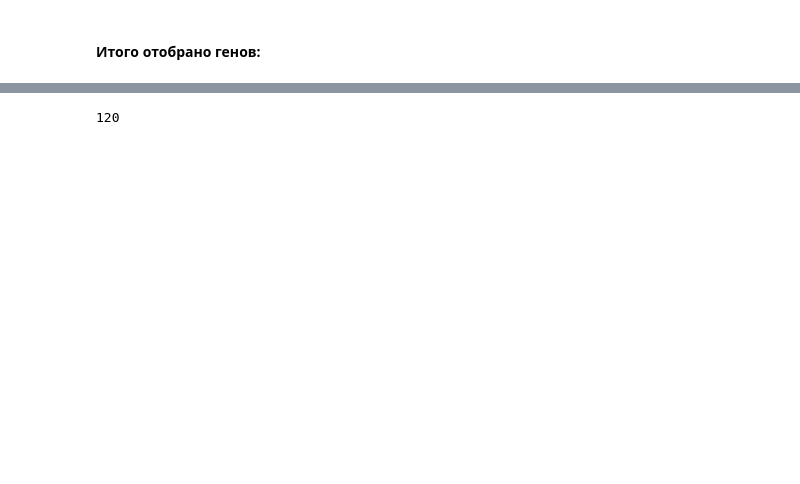
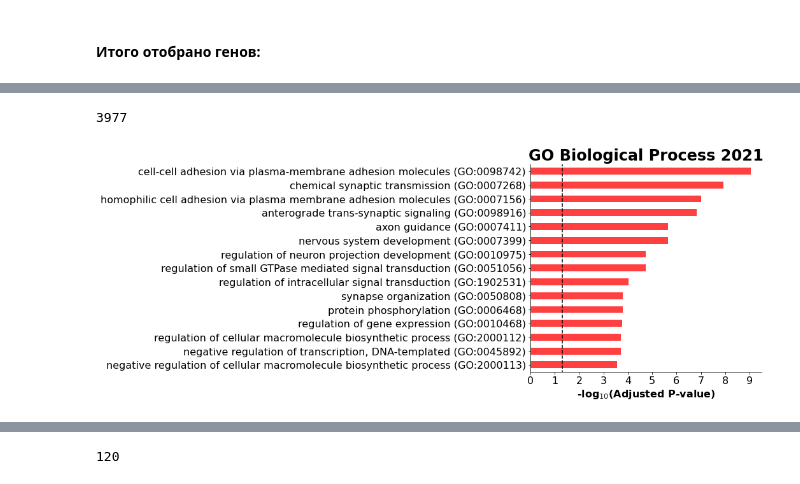
Before and after one commit to aadenisova/bird_innovation, a Jupyter notebook: scripts/SNP_analysis/Gene_SNP_analysis.ipynb, the cells around one changed output, grey strips where cells are left out. Saved outputs shown, nothing was run; the diff lists cells and outputs as text; code cells hidden in the pictures; blank space fills up the shorter version.

```diff
--- a/scripts/SNP_analysis/Gene_SNP_analysis.ipynb
+++ b/scripts/SNP_analysis/Gene_SNP_analysis.ipynb
@@ -207,0 +199,4 @@ df_counts_types.T
+# %%
+len(unique_genes_big)
+# %% [output]
+3977
@@ -207,0 +231,5 @@ df_counts_types.T
+# %%
+l = -np.log10(0.05)
+plot(get_df(go_BP, list(unique_genes_big), background), '', 'GO_Biological_Process_2021')
+# %% [output]
+[figure, added]
```
Also changed, not shown: parts of 32 cells of this notebook, 2 other files.
